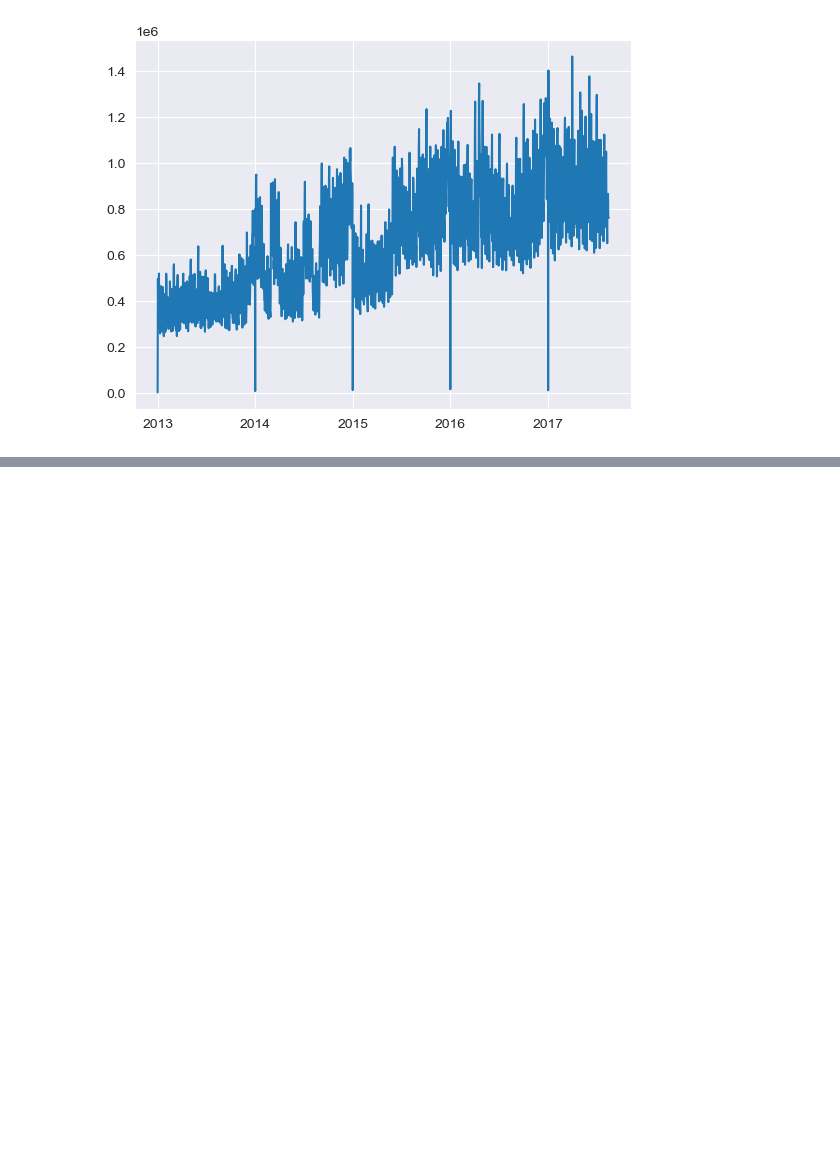
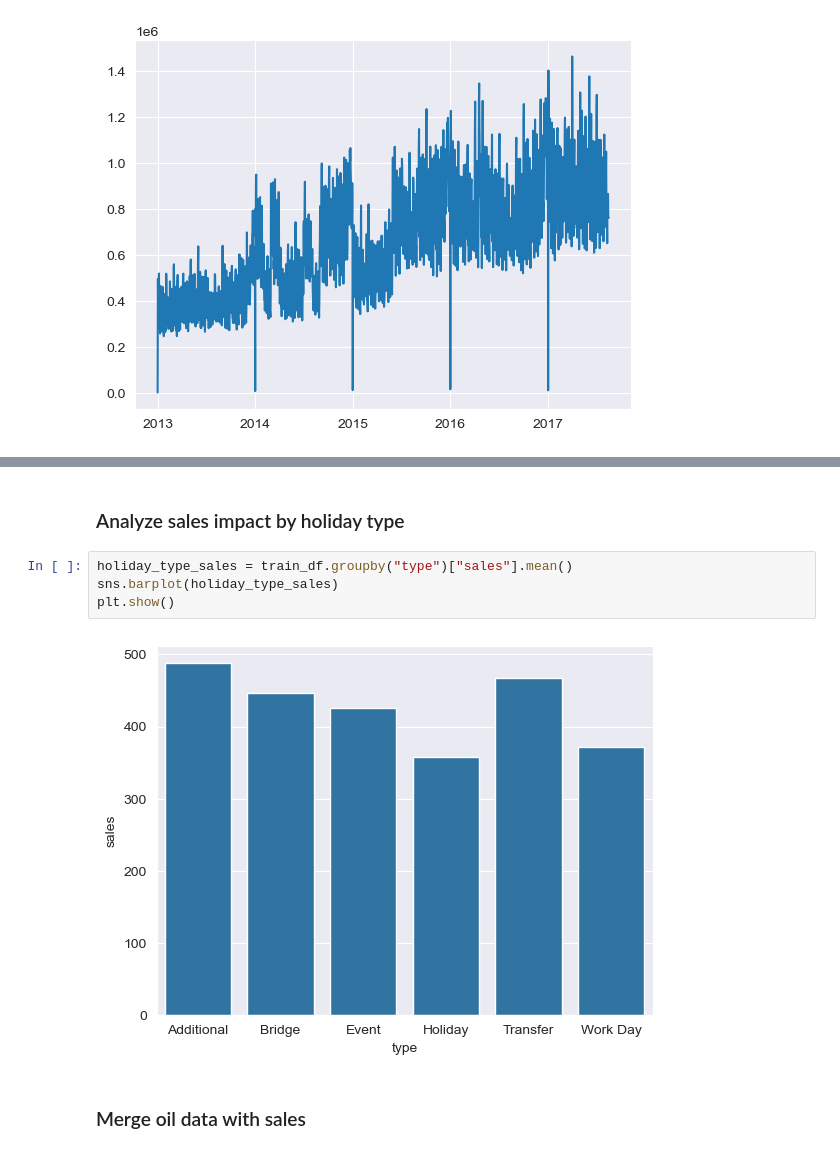
Before and after one commit to faris-agour/Store-Sales-Time-Series-Forecasting, a Jupyter notebook: project.ipynb, the cells around one changed output, grey strips where cells are left out. Cells and saved outputs as stored; diff of their text form; blank space fills up the shorter version.

```diff
--- a/project.ipynb
+++ b/project.ipynb
@@ -201,0 +227,10 @@ train_df.to_csv('train_reduced.csv', index=False)
+# %% [markdown]
+### Analyze sales impact by holiday type
+# %%
+holiday_type_sales = train_df.groupby("type")["sales"].mean()
+sns.barplot(holiday_type_sales)
+plt.show()
+# %% [output]
+[figure, added]
+# %% [markdown]
+### Merge oil data with sales
```
Also changed, not shown: parts of 28 cells of this notebook.
